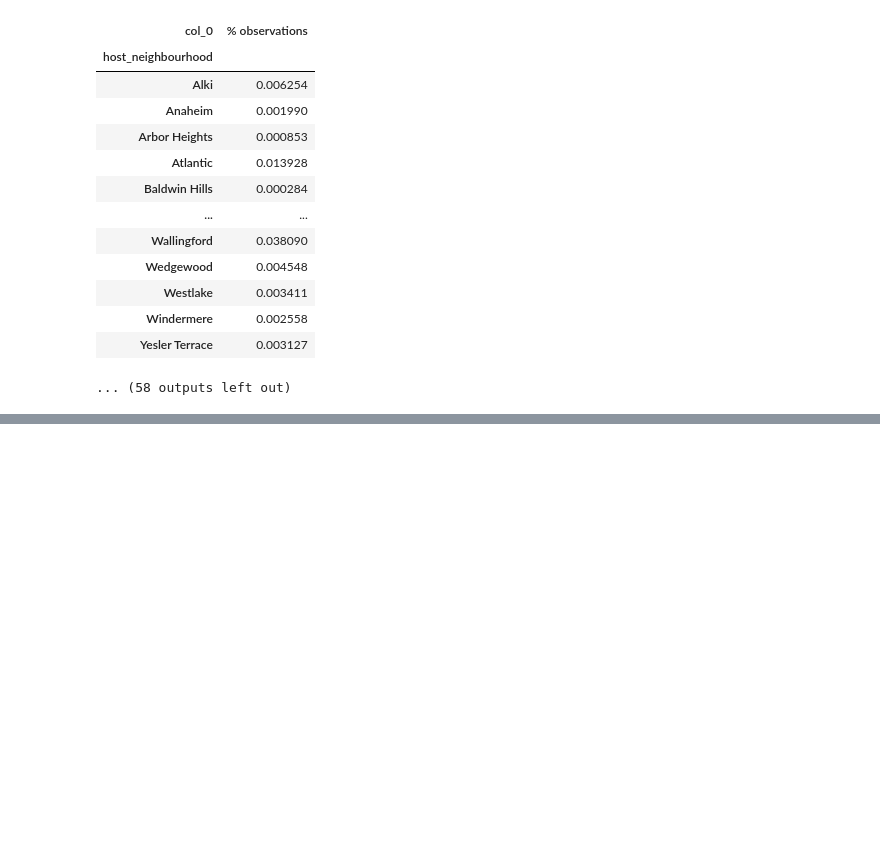
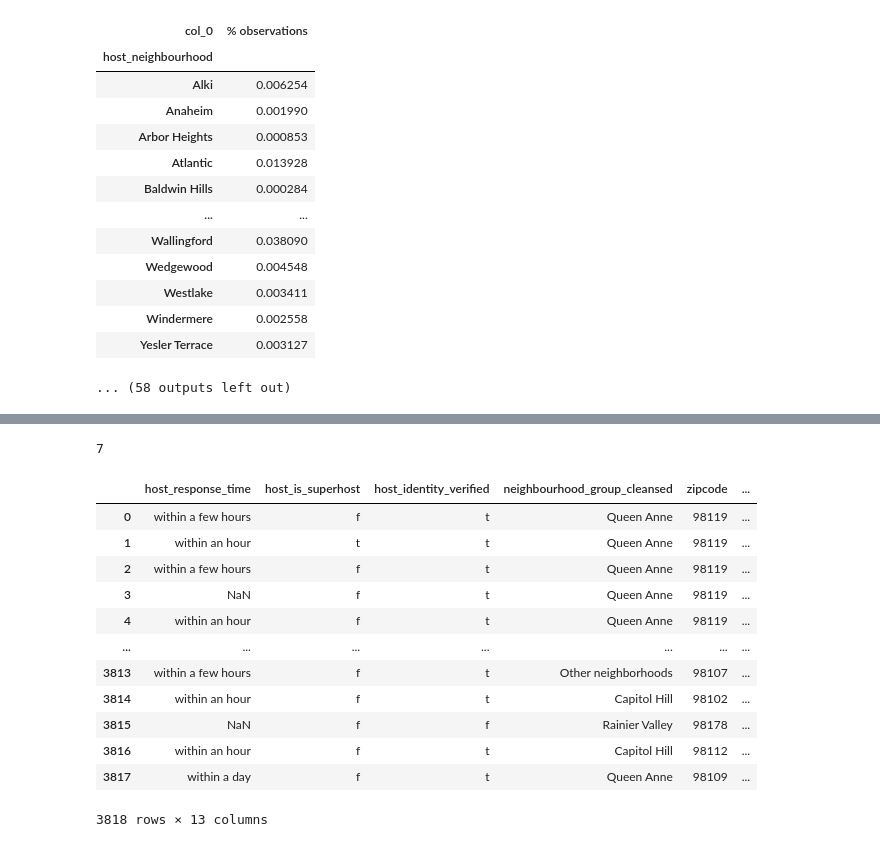
Before and after one commit to Ajax243/Airbnb_Seattle, a Jupyter notebook: listings_notebook.ipynb, the cells around one changed output, grey strips where cells are left out. Cells and saved outputs as stored; diff of their text form; code cells hidden in the pictures; blank space fills up the shorter version.

Commit message:
Created dataframes that will be used in the model

```diff
--- a/listings_notebook.ipynb
+++ b/listings_notebook.ipynb
@@ -313,10 +288,4 @@ hist = df.hist(bins=30, sharey=False, figsize=(15, 10))
 # %%
-drop( ['host_since','host_acceptance_rate','host_neighbourhood','host_has_profile_pic','neighbourhood_cleansed',
-      'neighbourhood','weekly_price','monthly_price','calendar_updated'])
-
-dummy(['host_response_time','host_is_superhost','host_identity_verified','neighbourhood_group_cleansed','zip_code',
+df_dummies=df[['host_response_time','host_is_superhost','host_identity_verified','neighbourhood_group_cleansed','zipcode',
       'is_location_exact','property_type','room_type','bed_type','instant_bookable','cancellation_policy',
-       'require_guest_profile_picture','require_guest_phone_verification',])
-
-convert to numeric (['host_response_rate','price','security_deposit','cleaning_fee','extra_people'])
-string_count(['host_verifications'])
+       'require_guest_profile_picture','require_guest_phone_verification']]
@@ -322,0 +338,20 @@ string_count(['host_verifications'])
+# %%
+df.shape[1]-df_dummies.shape[1]-df_numeric.shape[1]
+# %% [output]
+7
+# %%
+df_dummies
+# %% [output]
+|  | host_response_time | host_is_superhost | host_identity_verified | neighbourhood_group_cleansed | zipcode | ... |
+| 0 | within a few hours | f | t | Queen Anne | 98119 | ... |
+| 1 | within an hour | t | t | Queen Anne | 98119 | ... |
+| 2 | within a few hours | f | t | Queen Anne | 98119 | ... |
+| 3 | NaN | f | t | Queen Anne | 98119 | ... |
+| 4 | within an hour | f | t | Queen Anne | 98119 | ... |
+| ... | ... | ... | ... | ... | ... | ... |
+| 3813 | within a few hours | f | t | Other neighborhoods | 98107 | ... |
+| 3814 | within an hour | f | t | Capitol Hill | 98102 | ... |
+| 3815 | NaN | f | f | Rainier Valley | 98178 | ... |
+| 3816 | within an hour | f | t | Capitol Hill | 98112 | ... |
+| 3817 | within a day | f | t | Queen Anne | 98109 | ... |
+3818 rows × 13 columns
```
Also changed, not shown: parts of 22 cells of this notebook.
